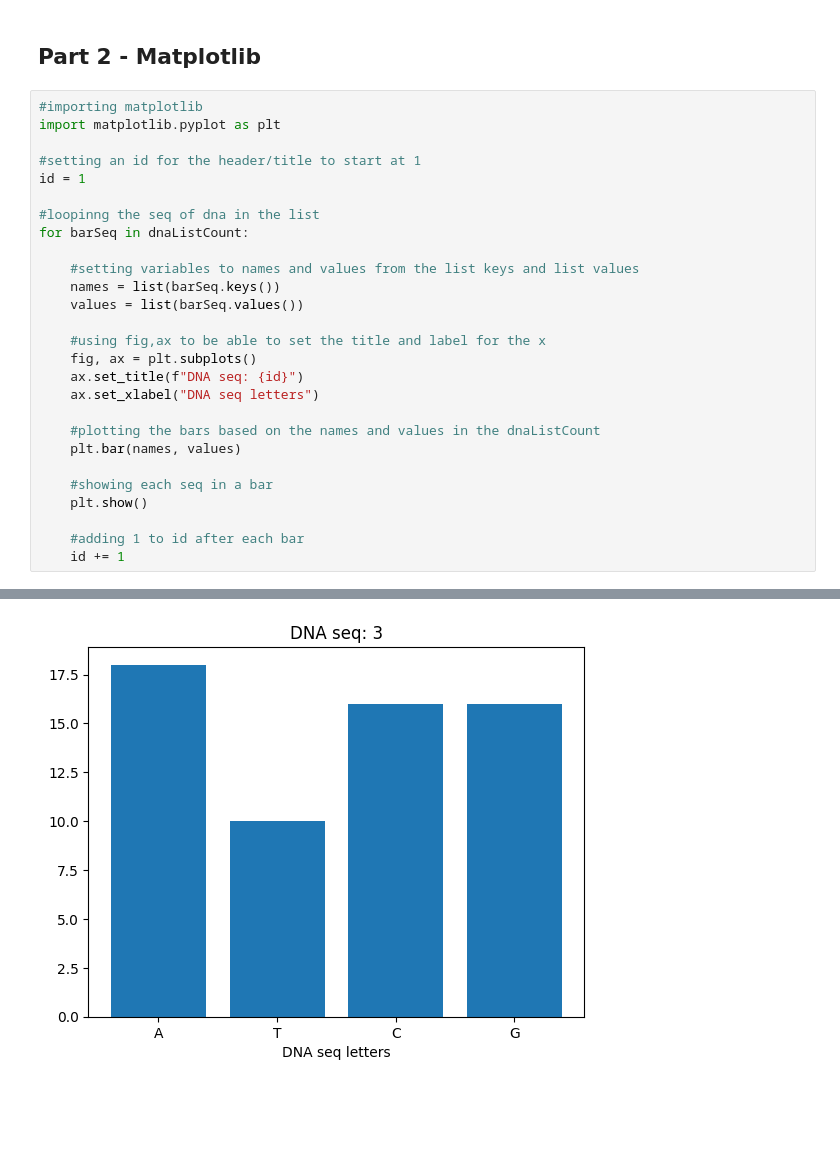
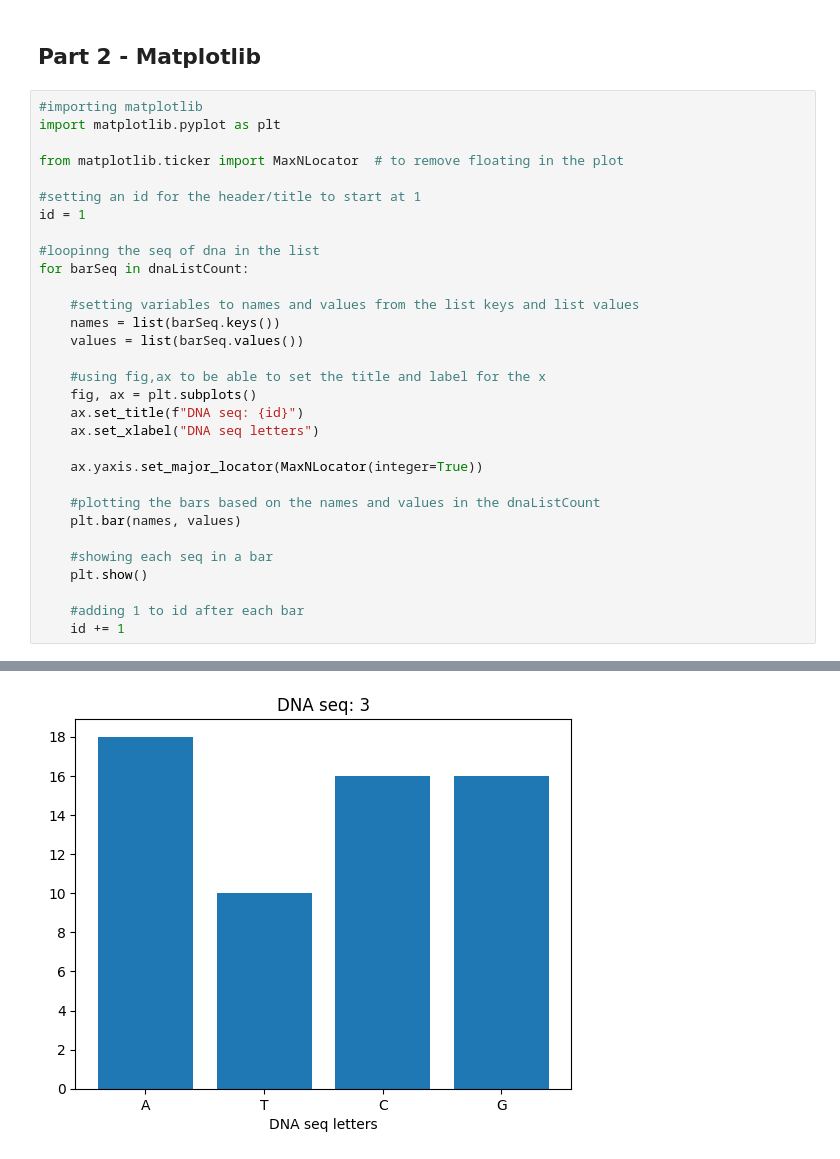
Before and after one commit to mirandalyng/Lab01_DE25_ML, a Jupyter notebook: Lab01.ipynb, the cells around one changed output, grey strips where cells are left out. Drawn from its saved outputs; the diff is of its cells as text; blank space fills up the shorter version.

Commit message:
adding the ticker maxnlocator to dismiss the floating numbers in the yaxis

```diff
--- a/Lab01.ipynb
+++ b/Lab01.ipynb
@@ -114,31 +120,35 @@ print(dnaListCount)
 # %%
 #importing matplotlib
 import matplotlib.pyplot as plt
+
+from matplotlib.ticker import MaxNLocator  # to remove floating in the plot
 
 #setting an id for the header/title to start at 1
 id = 1
 
 #loopinng the seq of dna in the list
 for barSeq in dnaListCount:
 
     #setting variables to names and values from the list keys and list values
     names = list(barSeq.keys())
     values = list(barSeq.values())
 
     #using fig,ax to be able to set the title and label for the x
     fig, ax = plt.subplots()
     ax.set_title(f"DNA seq: {id}")
     ax.set_xlabel("DNA seq letters")
 
+    ax.yaxis.set_major_locator(MaxNLocator(integer=True))
+
     #plotting the bars based on the names and values in the dnaListCount
     plt.bar(names, values)
 
     #showing each seq in a bar
     plt.show()
 
     #adding 1 to id after each bar
     id += 1
 # %% [output]
 [figure]
 [figure]
-[figure, old version]
+[figure, new version]
```
Also changed, not shown: parts of 3 cells of this notebook.
